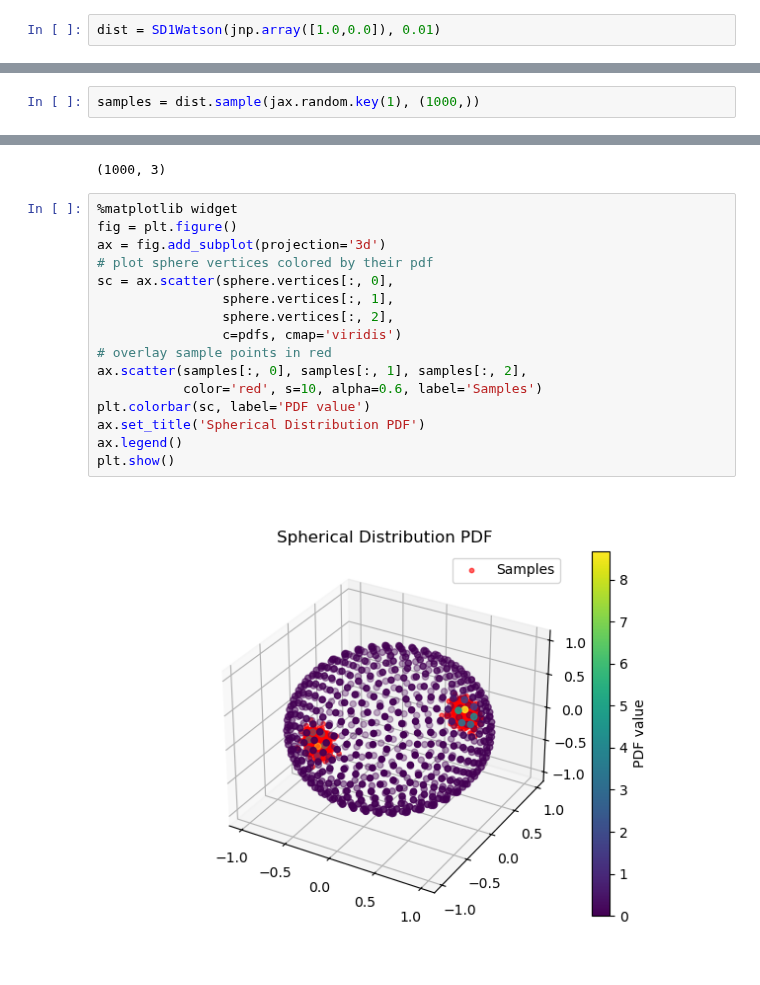
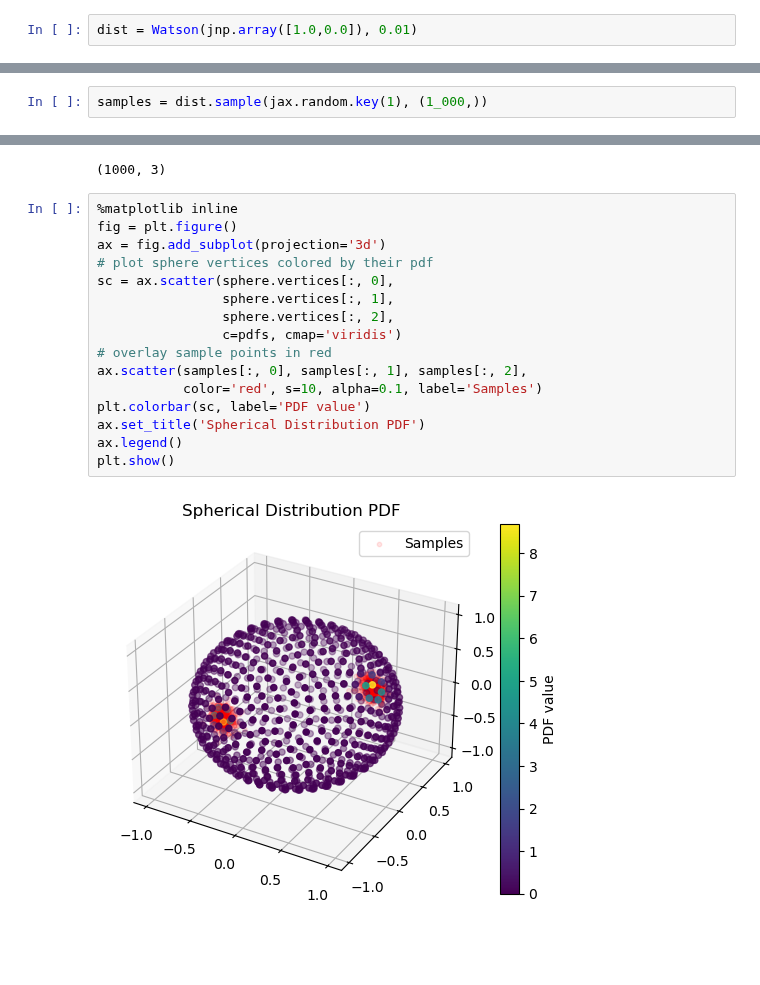
Before and after one commit to mackelab/dmri, a Jupyter notebook: notebooks/global_simulator/spherical_distributions.ipynb, the cells around one changed output, grey strips where cells are left out. Drawn from its saved outputs; the diff is of its cells as text; blank space fills up the shorter version.

```diff
--- a/notebooks/global_simulator/spherical_distributions.ipynb
+++ b/notebooks/global_simulator/spherical_distributions.ipynb
@@ -5,30 +6,30 @@ import jax.numpy as jnp
 
 import matplotlib.pyplot as plt
 # %%
-dist = SD1Watson(jnp.array([1.0,0.0]), 0.01)
+dist = Watson(jnp.array([1.0,0.0]), 0.01)
 # %%
 pdfs = dist.pdf(sphere.vertices)
 # %%
-samples = dist.sample(jax.random.key(1), (1000,))
+samples = dist.sample(jax.random.key(1), (1_000,))
 # %%
 samples.shape
 # %% [output]
 (1000, 3)
 # %%
-%matplotlib widget
+%matplotlib inline
 fig = plt.figure()
 ax = fig.add_subplot(projection='3d')
 # plot sphere vertices colored by their pdf
 sc = ax.scatter(sphere.vertices[:, 0],
                 sphere.vertices[:, 1],
                 sphere.vertices[:, 2],
                 c=pdfs, cmap='viridis')
 # overlay sample points in red
 ax.scatter(samples[:, 0], samples[:, 1], samples[:, 2],
-           color='red', s=10, alpha=0.6, label='Samples')
+           color='red', s=10, alpha=0.1, label='Samples')
 plt.colorbar(sc, label='PDF value')
 ax.set_title('Spherical Distribution PDF')
 ax.legend()
 plt.show()
 # %% [output]
-[figure, old version]
+[figure, new version]
```
Also changed, not shown: parts of 23 cells of this notebook, 3 other files.
